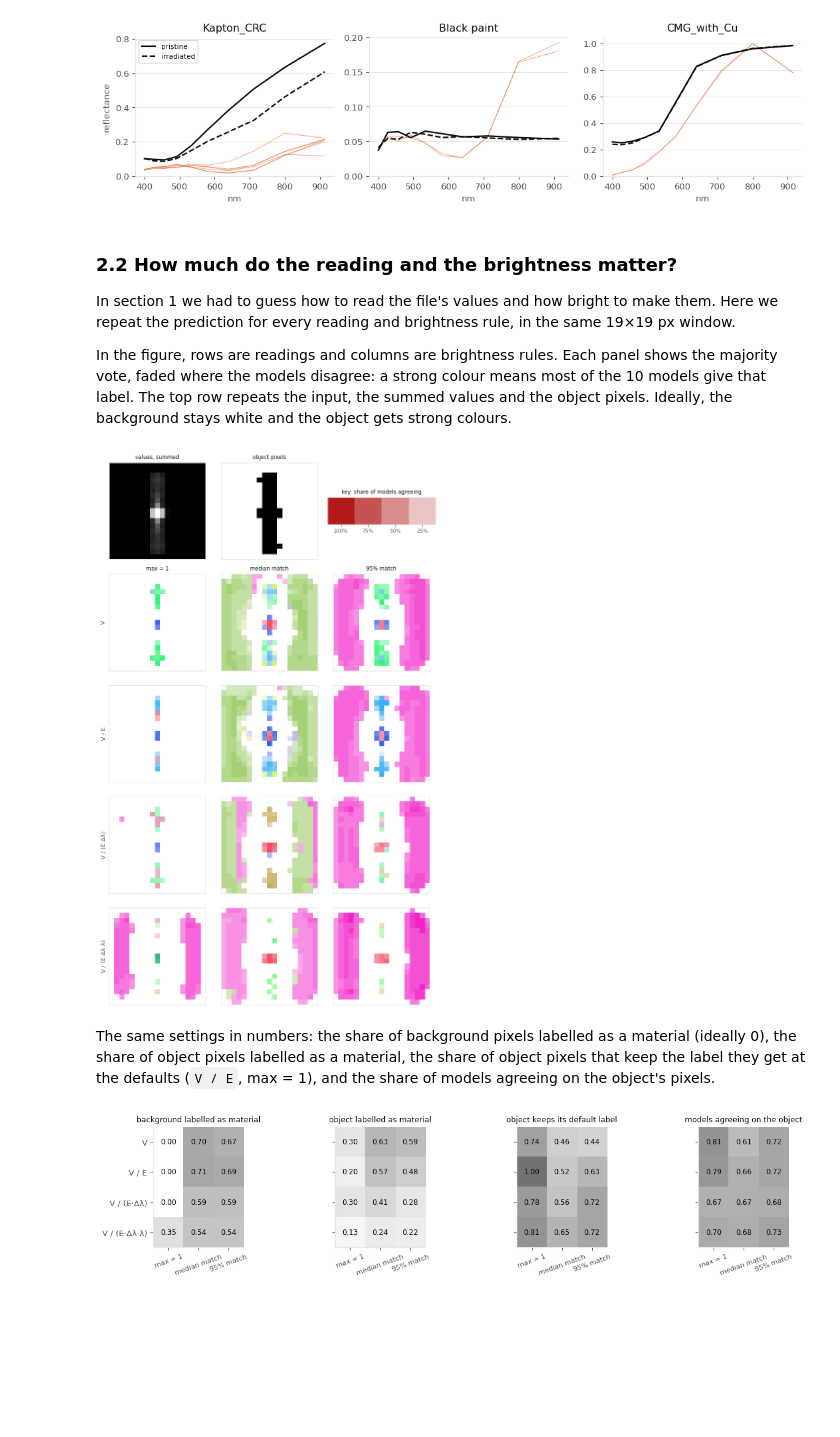
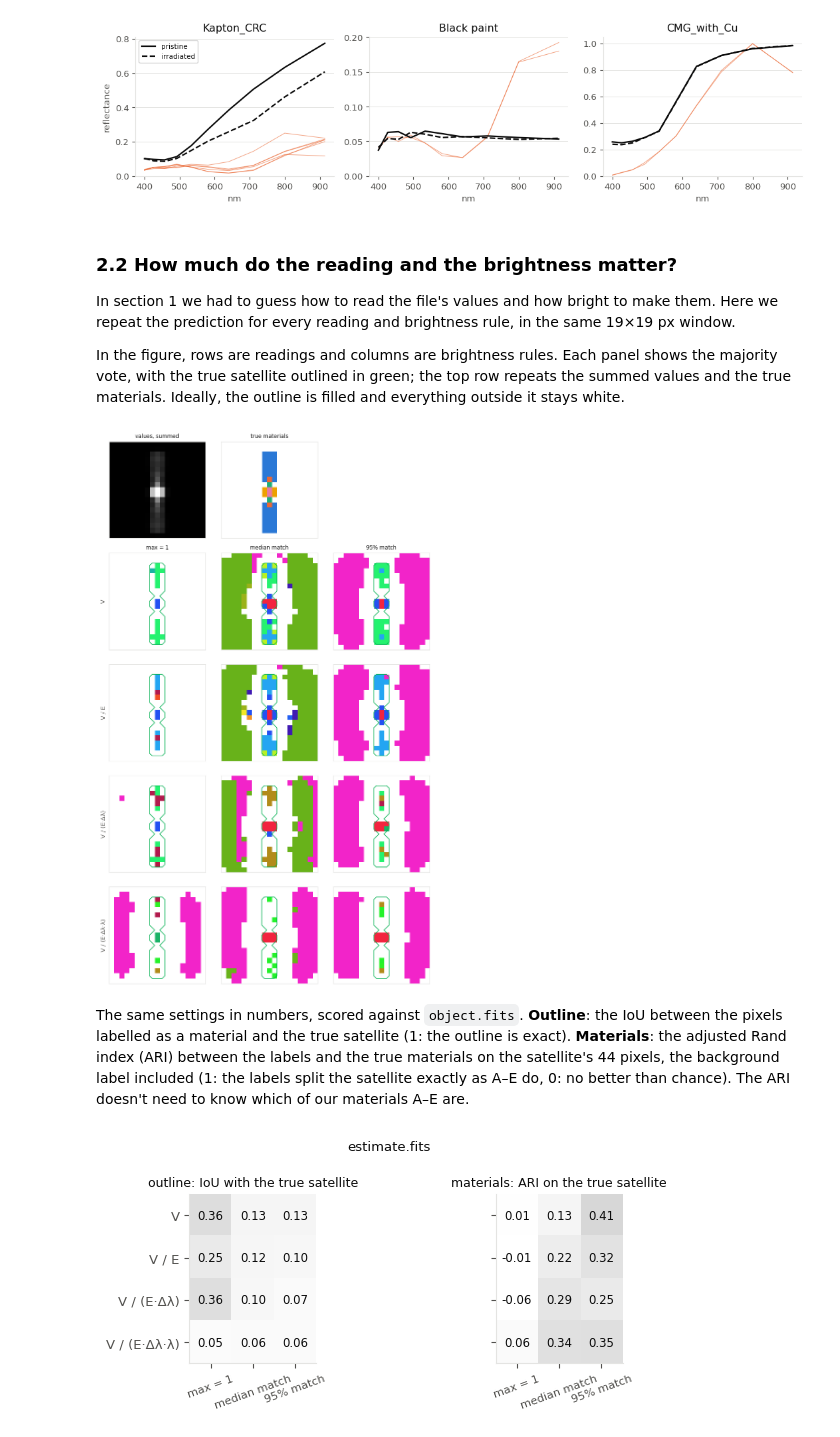
Before and after one commit to paavalipopov/satellites, a Jupyter notebook: scripts/03_estimate_fits.ipynb, the cells around one changed output. Drawn from its saved outputs; the diff is of its cells as text; code cells hidden in the pictures; blank space fills up the shorter version.

Commit message:
Score notebooks 03-05 against object.fits

```diff
--- a/scripts/03_estimate_fits.ipynb
+++ b/scripts/03_estimate_fits.ipynb
@@ -377,9 +415,9 @@ materials the vote gives most often, we plot the spectra of the object pixels la
 # %%
-top = [i for i in pd.Series(labels[fp]).value_counts().index if i][:3]  # most common materials
+top = [i for i in pd.Series(labels[tf]).value_counts().index if i][:3]  # most common materials
 fig, axes = plt.subplots(1, len(top), figsize=(3.6 * len(top), 3), squeeze=False)
 image = window(reflectance(SCALE), CROP, centre)
 for ax, i in zip(axes[0], top):
-    for spectrum in image[:, fp & (labels == i)].T:
+    for spectrum in image[:, tf & (labels == i)].T:
         ax.plot(LAM, spectrum, color=S2, lw=0.7, alpha=0.6)
     material = data.library.materials[ID_TO_NAME[i]]
     ax.plot(LAM, material.pristine, color=INK, lw=1.6, label="pristine")
@@ -397,7 +435,6 @@ In section 1 we had to guess how to read the file's values and how bright to mak
 repeat the prediction for every reading and brightness rule, in the same 19×19 px window.
 
 In the figure, rows are readings and columns are brightness rules. Each panel shows the majority
-vote, faded where the models disagree: a strong colour means most of the 10 models give that label.
-The top row repeats the input, the summed values and the object pixels. Ideally, the background
-stays white and the object gets strong colours.
+vote, with the true satellite outlined in green; the top row repeats the summed values and the
+true materials. Ideally, the outline is filled and everything outside it stays white.
 # %%
@@ -428,42 +467,49 @@ for size in (33, 65, 129, 512):  # 15 would cut the object
 # %%
 rules = list(SCALES)
-found = {(s["reading"], s["brightness"]): (v, a) for s, v, a in results if s["window"] == CROP}
+found = {(s["reading"], s["brightness"]): v for s, v in results if s["window"] == CROP}
 fig, axes = plt.subplots(1 + len(READINGS), len(rules), figsize=(2.6 * len(rules), 2.5 * (1 + len(READINGS))))
 
-# top row: the input, and a key to the colours
+# top row: the input and the truth
 show(axes[0, 0], window(total, CROP, centre), "values, summed", cmap="gray")
-show(axes[0, 1], fp, "object pixels", cmap="gray_r")
-shares = np.array([1, 0.75, 0.5, 0.25])
-show(axes[0, 2], faded(np.full((1, len(shares)), 1), shares[None]), "key: share of models agreeing")
-axes[0, 2].set_xticks(range(len(shares)), [f"{s:.0%}" for s in shares], fontsize=8)
+show(axes[0, 1], tr, "true materials", cmap=REGIONS, vmin=0, vmax=5)
+axes[0, 2].axis("off")
 
 # one row per reading, one column per brightness rule
 for r, reading in enumerate(READINGS, start=1):
     for col, rule in enumerate(rules):
-        show(axes[r, col], faded(*found[(reading, rule)]), rule if r == 1 else "")
+        show(axes[r, col], found[(reading, rule)], rule if r == 1 else "", cmap=MATERIALS, vmin=0,
+             vmax=N_CLASSES - 1)
+        outline(axes[r, col], tf)
     axes[r, 0].set_ylabel(reading, fontsize=9.5)
 fig.tight_layout()
 # %% [output]
-[figure, old version]
+[figure, new version]
 # %% [markdown]
-The same settings in numbers: the share of background pixels labelled as a material (ideally 0),
-the share of object pixels labelled as a material, the share of object pixels that keep the label
-they get at the defaults (`V / E`, max = 1), and the share of models agreeing on the object's
-pixels.
+The same settings in numbers, scored against `object.fits`. **Outline**: the IoU between the pixels
+labelled as a material and the true satellite (1: the outline is exact). **Materials**: the adjusted
+Rand index (ARI) between the labels and the true materials on the satellite's 44 pixels, the
+background label included (1: the labels split the satellite exactly as A–E do, 0: no better than
+chance). The ARI doesn't need to know which of our materials A–E are.
 # %%
-table = pd.DataFrame([{**s, **scores(v, a)} for s, v, a in results if s["window"] == CROP])
-fig, axes = plt.subplots(1, 4, figsize=(13, 2.9))
-for ax, column in zip(axes, list(scores(labels, agreement))):
-    values = table.pivot(index="reading", columns="brightness", values=column).loc[list(READINGS), rules]
-    ax.imshow(values.to_numpy(), cmap="Greys", vmin=0, vmax=1.6)
-    for (i, j), value in np.ndenumerate(values.to_numpy()):
-        ax.text(j, i, f"{value:.2f}", ha="center", va="center", fontsize=8.5)
-    ax.set_xticks(range(len(rules)), rules, fontsize=8, rotation=20)
-    ax.set_yticks(range(len(READINGS)), list(READINGS) if ax is axes[0] else [])
-    ax.set_title(column, fontsize=9)
-fig.tight_layout()
+def score_maps(votes, title):
+    # each score as a readings x brightness rules heatmap
+    table = pd.DataFrame([{"reading": r, "brightness": b, **scores(v)} for (r, b), v in votes.items()])
+    fig, axes = plt.subplots(1, 2, figsize=(7.5, 2.9))
+    for ax, column in zip(axes, list(scores(labels))):
+        values = table.pivot(index="reading", columns="brightness", values=column).loc[list(READINGS), rules]
+        ax.imshow(values.to_numpy(), cmap="Greys", vmin=0, vmax=1.6)
+        for (i, j), value in np.ndenumerate(values.to_numpy()):
+            ax.text(j, i, f"{value:.2f}", ha="center", va="center", fontsize=8.5)
+        ax.set_xticks(range(len(rules)), rules, fontsize=8, rotation=20)
+        ax.set_yticks(range(len(READINGS)), list(READINGS) if ax is axes[0] else [])
+        ax.set_title(column, fontsize=9)
+    fig.suptitle(title, fontsize=9.5)
+    fig.tight_layout()
+
+
+score_maps(found, "estimate.fits")
 # %% [output]
-[figure, old version]
+[figure, new version]
 # %% [markdown]
 ### 2.3 Does the window size matter?
 
```
Also changed, not shown: parts of 14 cells of this notebook, 2 other files.
